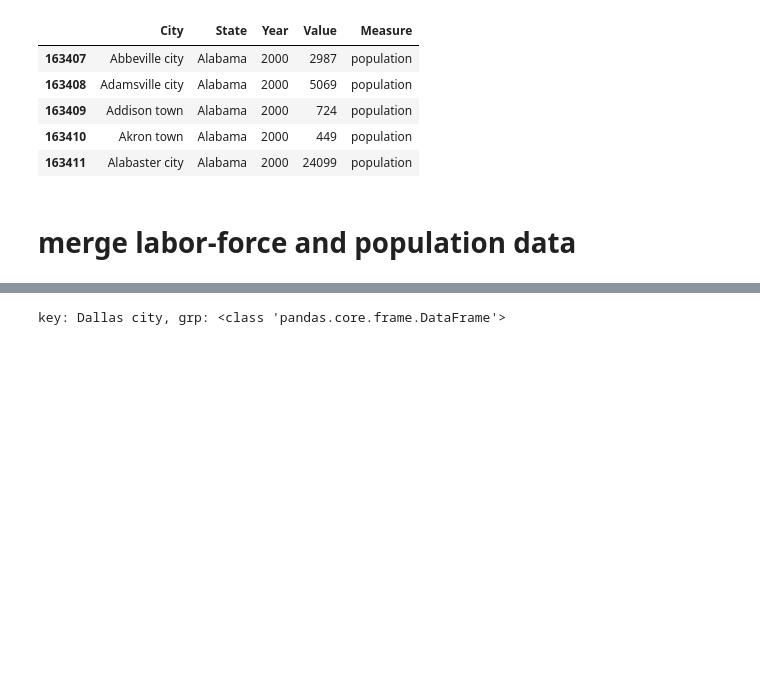
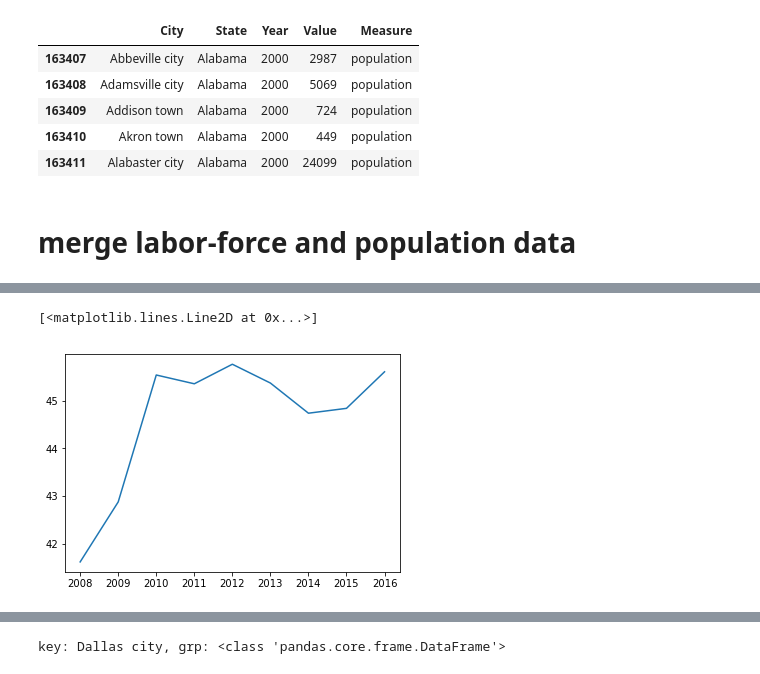
Before and after one commit to muftring/iu-datavis, a Jupyter notebook: project/analysis-labor-force-population.ipynb, the cells around one changed output, grey strips where cells are left out. Drawn from its saved outputs; the diff is of its cells as text; code cells hidden in the pictures; blank space fills up the shorter version.

```diff
--- a/project/analysis-labor-force-population.ipynb
+++ b/project/analysis-labor-force-population.ipynb
@@ -365,0 +472,2 @@ df[(df.City == "Boston city") & (df.State == "Massachusetts") & (df.Year >= "200
+# %%
+ratio = (lfd.Value.values.astype("int")/pop.Value.values.astype("int"))*100.0
@@ -365,0 +504,5 @@ df[(df.City == "Boston city") & (df.State == "Massachusetts") & (df.Year >= "200
+# %%
+plt.plot(x, ratio)
+# %% [output]
+[<matplotlib.lines.Line2D at 0x...>]
+[figure, added]
```
Also changed, not shown: parts of 72 cells of this notebook, 9 other files.
